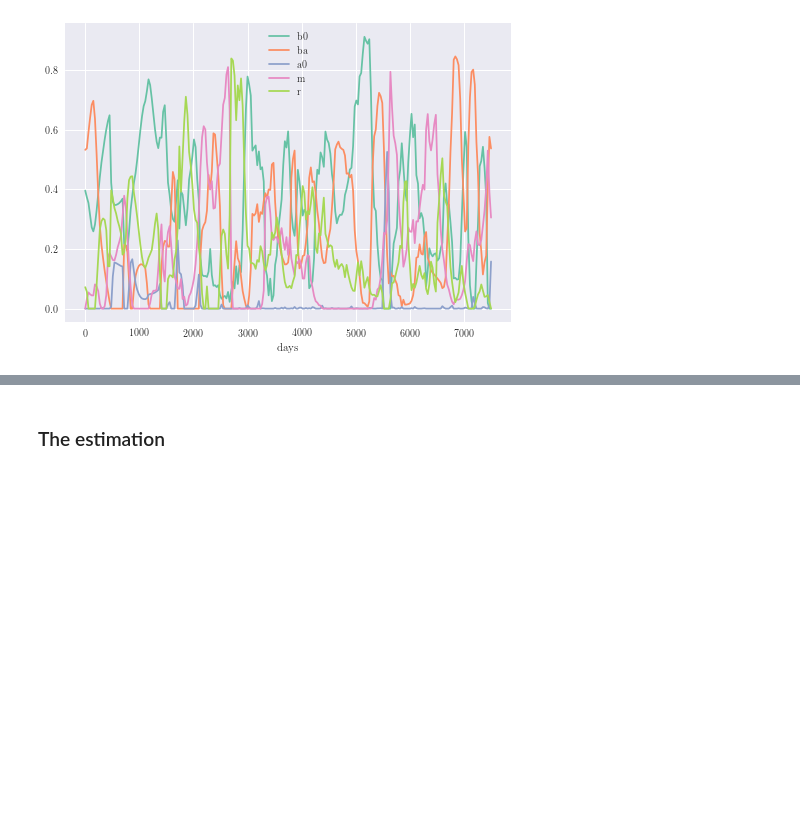
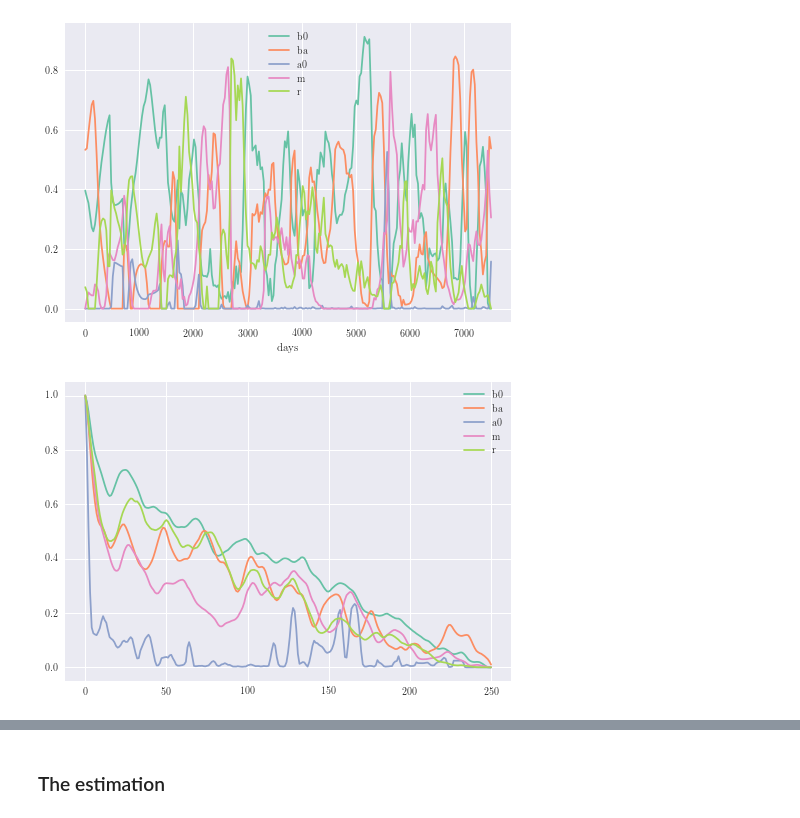
Before and after one commit to cparrarojas/sde-parameter-estimation, a Jupyter notebook: quasi-cycles.ipynb, the cells around one changed output, grey strips where cells are left out. Cells and saved outputs as stored; diff of their text form; code cells hidden in the pictures; blank space fills up the shorter version.

```diff
--- a/quasi-cycles.ipynb
+++ b/quasi-cycles.ipynb
@@ -173,0 +197,6 @@ data_clean.plot()
+# %%
+for i, acf in enumerate(ACFs):
+    plt.plot(acf, label=data_clean.columns[i])
+    plt.legend()
+# %% [output]
+[figure, added]
```
Also changed, not shown: parts of 11 cells of this notebook, 2 other files.
